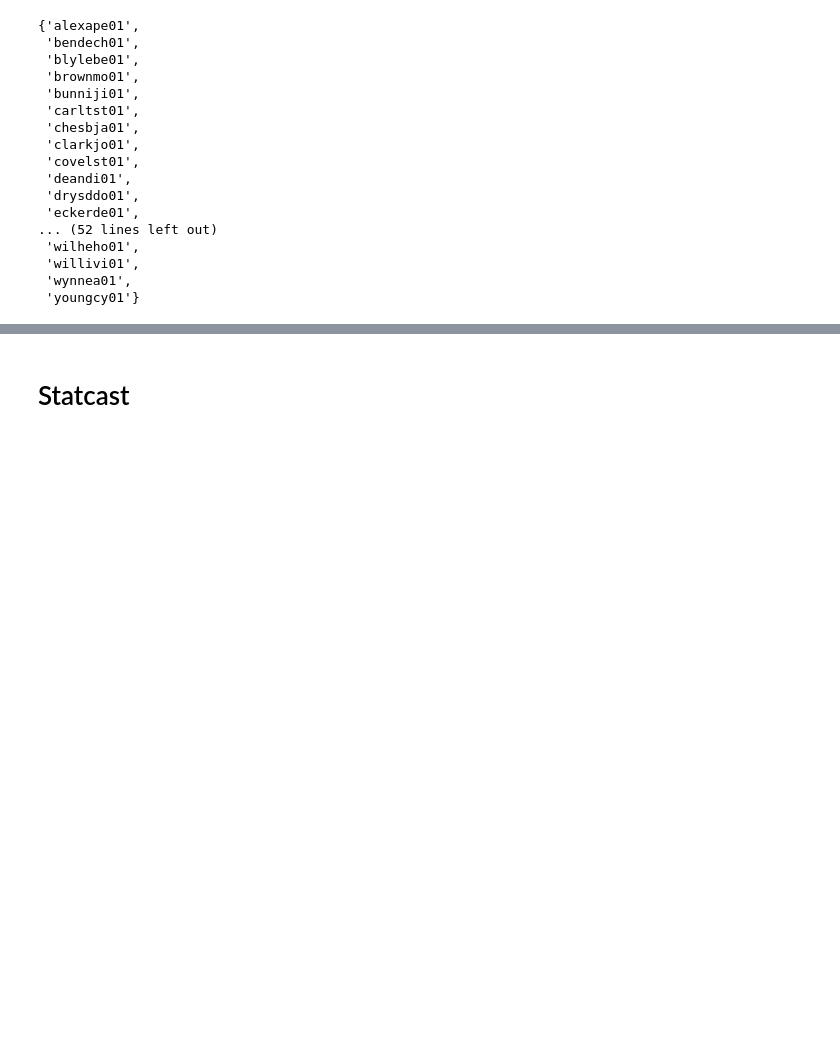
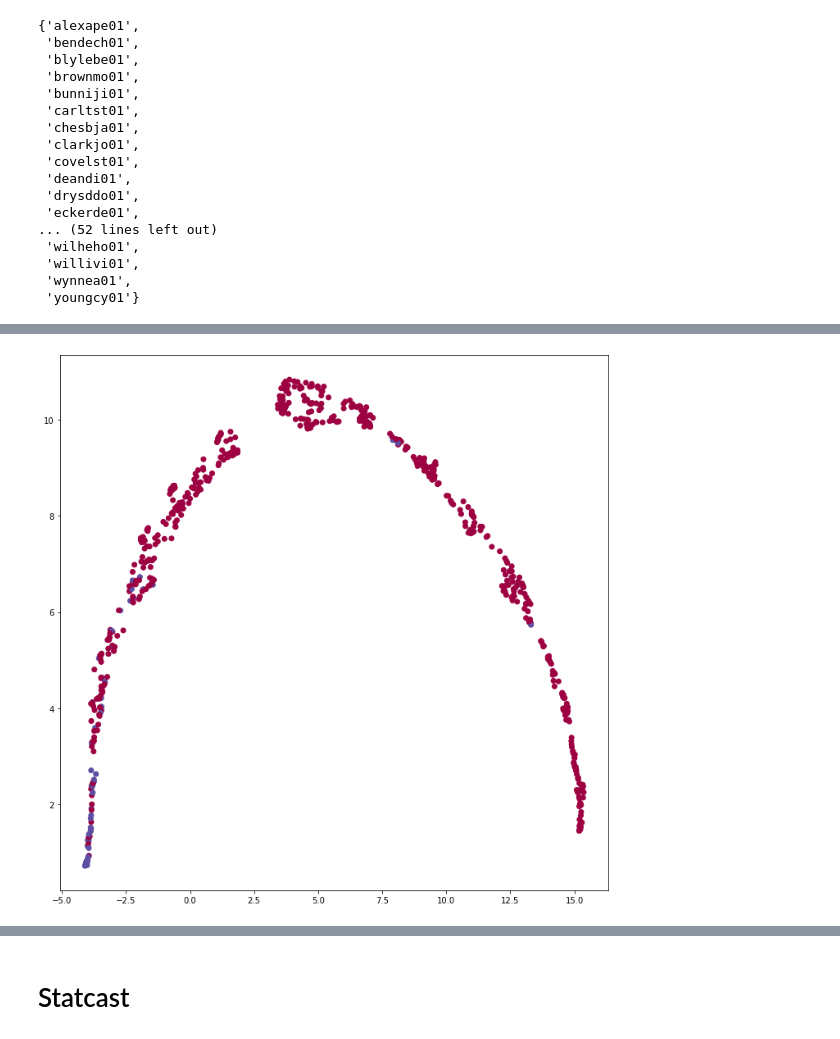
Before and after one commit to rjmartinez23/hof_baseball_analysis, a Jupyter notebook: notebooks/hof_analysis_2022.ipynb, the cells around one changed output, grey strips where cells are left out. Saved outputs shown, nothing was run; the diff lists cells and outputs as text; code cells hidden in the pictures; blank space fills up the shorter version.

```diff
--- a/notebooks/hof_analysis_2022.ipynb
+++ b/notebooks/hof_analysis_2022.ipynb
@@ -438,0 +600,5 @@ pitching_hof_overall_stats_war
+# %%
+standard_embedding = umap.UMAP( n_neighbors=30,
+    min_dist=0.0,
+    n_components=2,
+    random_state=42,).fit_transform(kmeans_df)
@@ -438,0 +623,4 @@ pitching_hof_overall_stats_war
+# %%
+plt.scatter(standard_embedding[:, 0], standard_embedding[:, 1], c=labels, cmap='Spectral');
+# %% [output]
+[figure, added]
```
Also changed, not shown: parts of 55 cells of this notebook, 2 other files.
